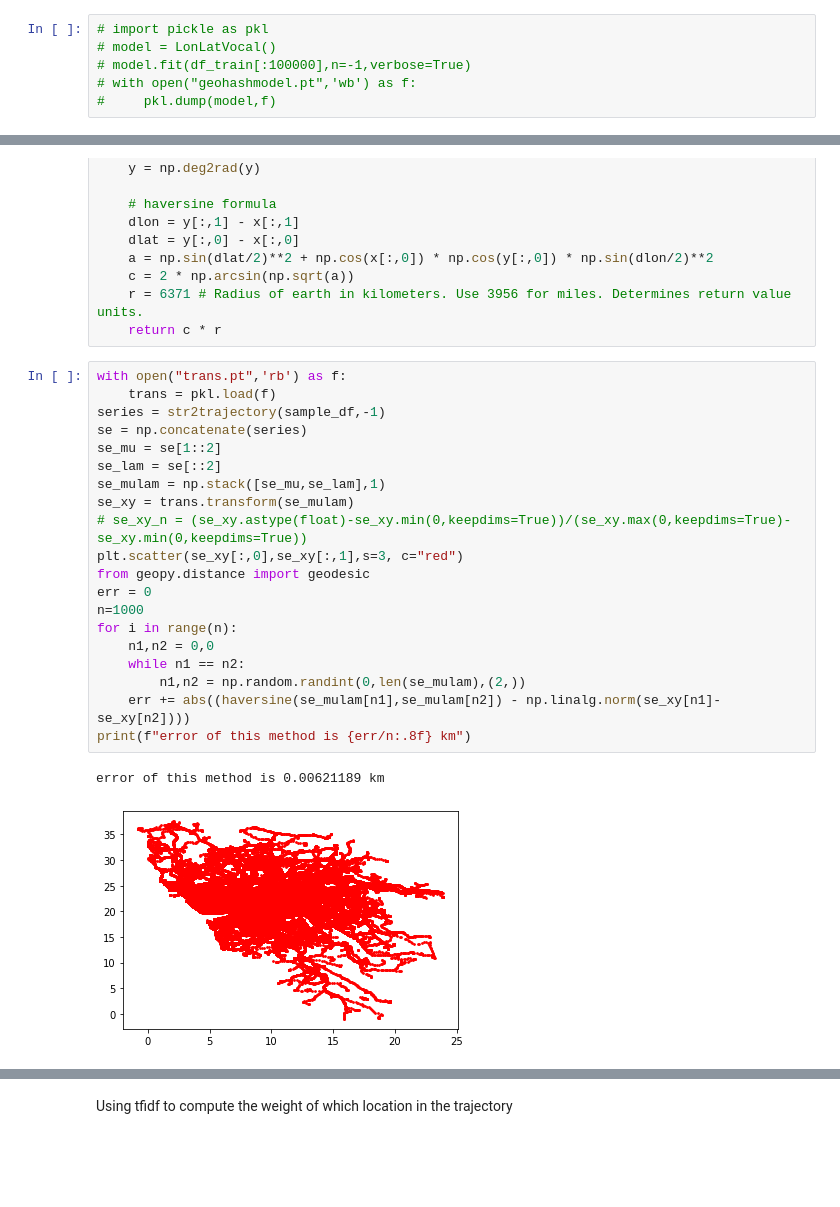
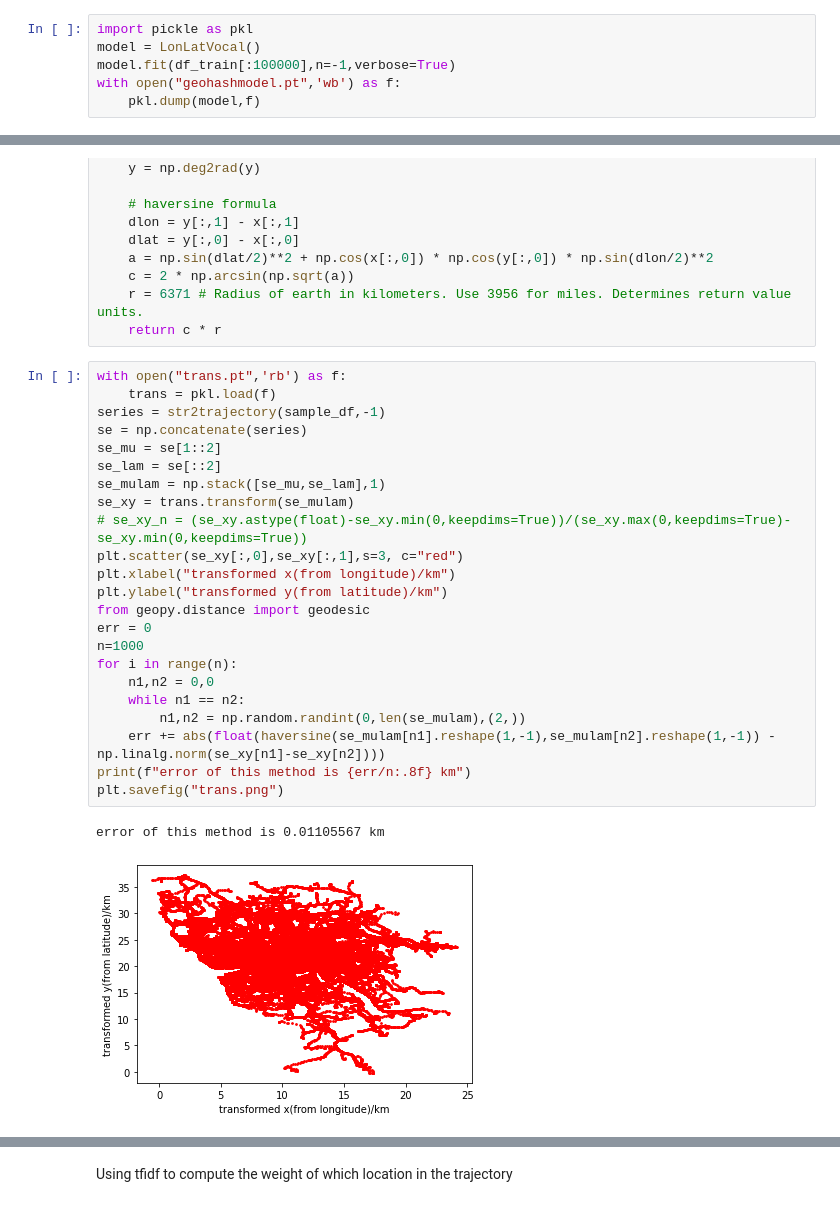
Before and after one commit to COMoER/Trajectory-is-the-Description-of-Arrival, a Jupyter notebook: lab.ipynb, the cells around one changed output, grey strips where cells are left out. Cells and saved outputs as stored; diff of their text form; blank space fills up the shorter version.

```diff
--- a/lab.ipynb
+++ b/lab.ipynb
@@ -261,11 +261,11 @@ class LonLatVocal:
             decode_se = GeoHash.decode(trans_se+self._wordMin,GEOHASHLEVEL)
         return decode_se
 # %%
-# import pickle as pkl
-# model = LonLatVocal()
-# model.fit(df_train[:100000],n=-1,verbose=True)
-# with open("geohashmodel.pt",'wb') as f:
-#     pkl.dump(model,f)
+import pickle as pkl
+model = LonLatVocal()
+model.fit(df_train[:100000],n=-1,verbose=True)
+with open("geohashmodel.pt",'wb') as f:
+    pkl.dump(model,f)
 # %% [output]
 Origin size 9550022, [0.01,0.99] 9264260
 reserved class size 56959
@@ -395,23 +398,26 @@ def haversine(x,y):
 # %%
 with open("trans.pt",'rb') as f:
     trans = pkl.load(f)
 series = str2trajectory(sample_df,-1)
 se = np.concatenate(series)
 se_mu = se[1::2]
 se_lam = se[::2]
 se_mulam = np.stack([se_mu,se_lam],1)
 se_xy = trans.transform(se_mulam)
 # se_xy_n = (se_xy.astype(float)-se_xy.min(0,keepdims=True))/(se_xy.max(0,keepdims=True)-se_xy.min(0,keepdims=True))
 plt.scatter(se_xy[:,0],se_xy[:,1],s=3, c="red")
+plt.xlabel("transformed x(from longitude)/km")
+plt.ylabel("transformed y(from latitude)/km")
 from geopy.distance import geodesic
 err = 0
 n=1000
 for i in range(n):
     n1,n2 = 0,0
     while n1 == n2:
         n1,n2 = np.random.randint(0,len(se_mulam),(2,))
-    err += abs((haversine(se_mulam[n1],se_mulam[n2]) - np.linalg.norm(se_xy[n1]-se_xy[n2])))
+    err += abs(float(haversine(se_mulam[n1].reshape(1,-1),se_mulam[n2].reshape(1,-1)) - np.linalg.norm(se_xy[n1]-se_xy[n2])))
 print(f"error of this method is {err/n:.8f} km")
+plt.savefig("trans.png")
 # %% [output]
-error of this method is 0.00621189 km
+error of this method is 0.01105567 km
-[figure, old version]
+[figure, new version]
```
Also changed, not shown: parts of 2 cells of this notebook, 10 other files.
